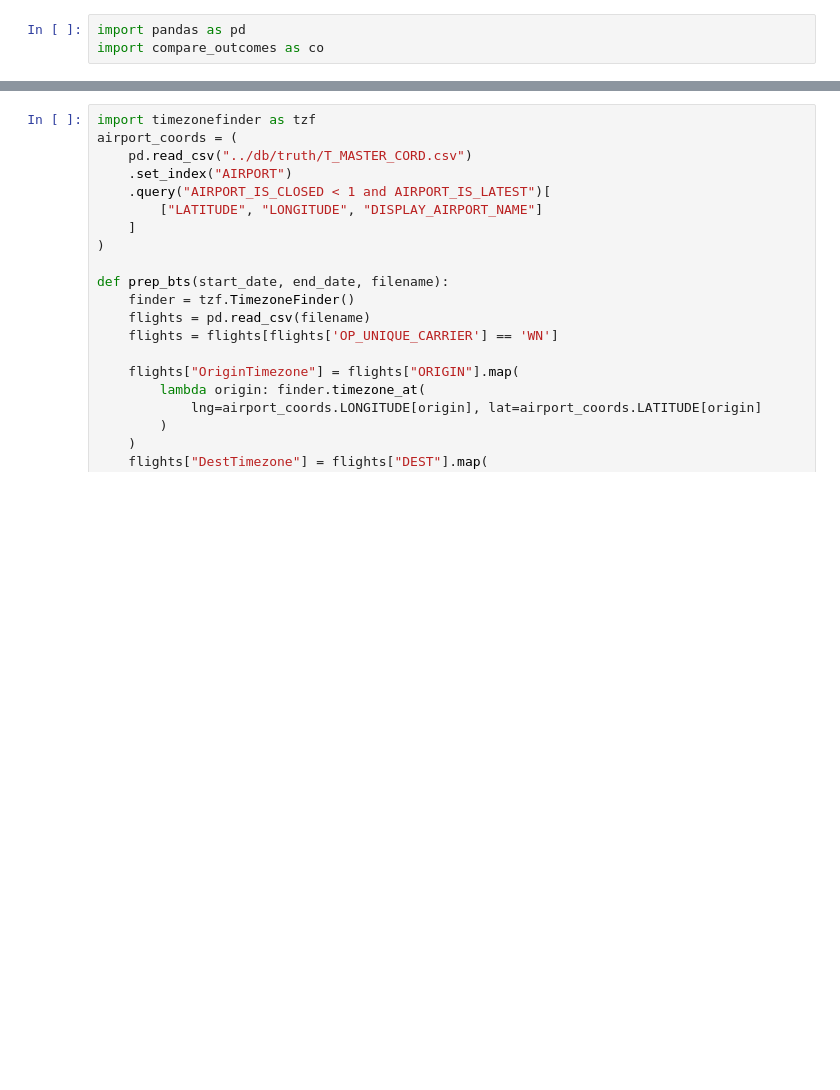
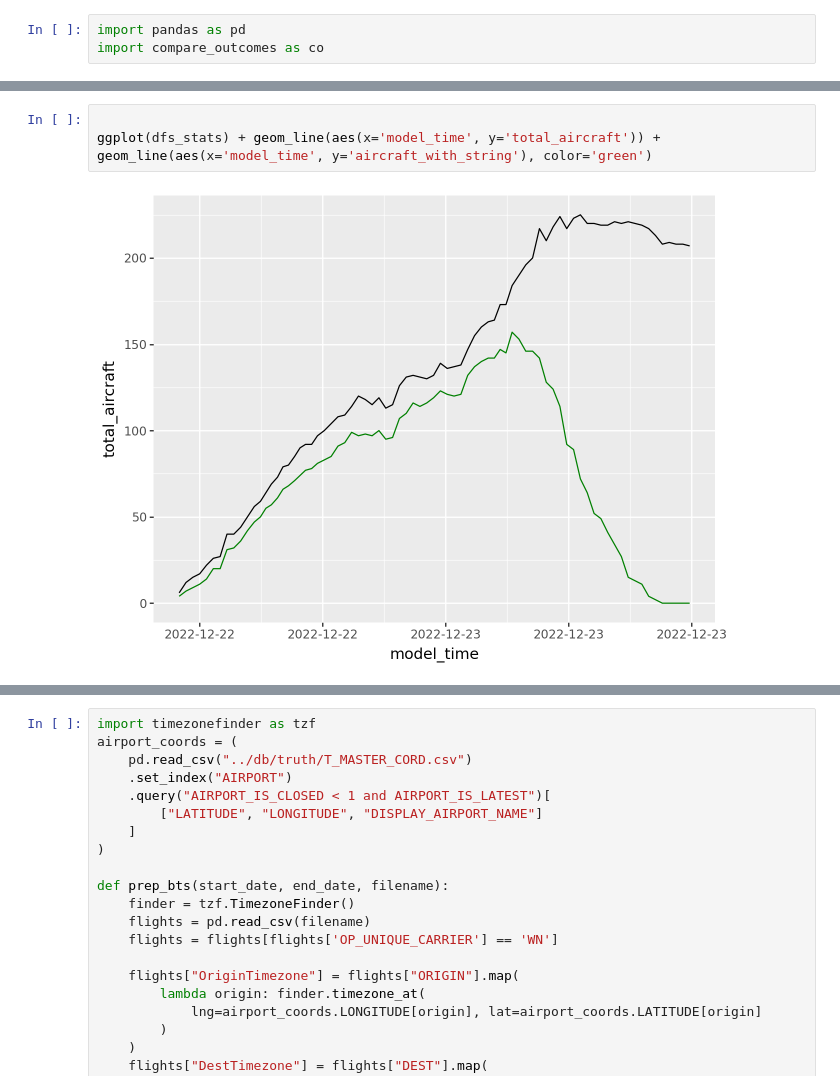
Before and after one commit to broad-well/recovair-abm, a Jupyter notebook: validation/compare_outcomes_once.ipynb, the cells around one changed output, grey strips where cells are left out. Saved outputs shown, nothing was run; the diff lists cells and outputs as text; blank space fills up the shorter version.

```diff
--- a/validation/compare_outcomes_once.ipynb
+++ b/validation/compare_outcomes_once.ipynb
@@ -169,0 +139,5 @@ for focus in ['DEN', 'MDW', 'DAL', 'SAN', 'DTW']:
+# %%
+
+ggplot(dfs_stats) + geom_line(aes(x='model_time', y='total_aircraft')) + geom_line(aes(x='model_time', y='aircraft_with_string'), color='green')
+# %% [output]
+[figure, added]
```
Also changed, not shown: parts of 48 cells of this notebook, 12 other files.
